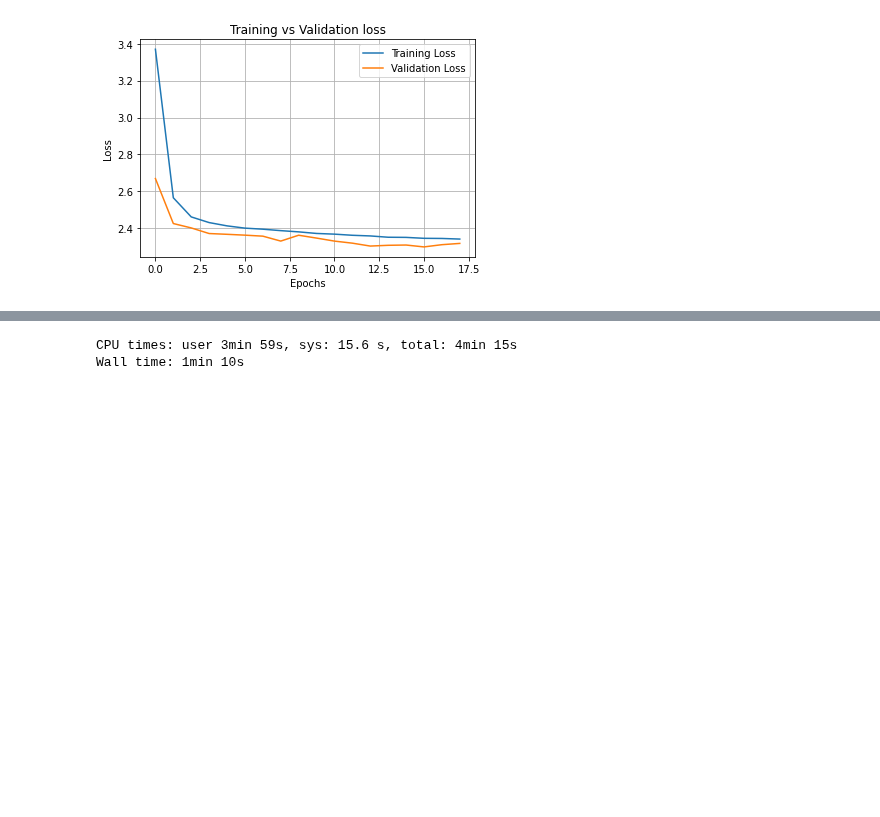
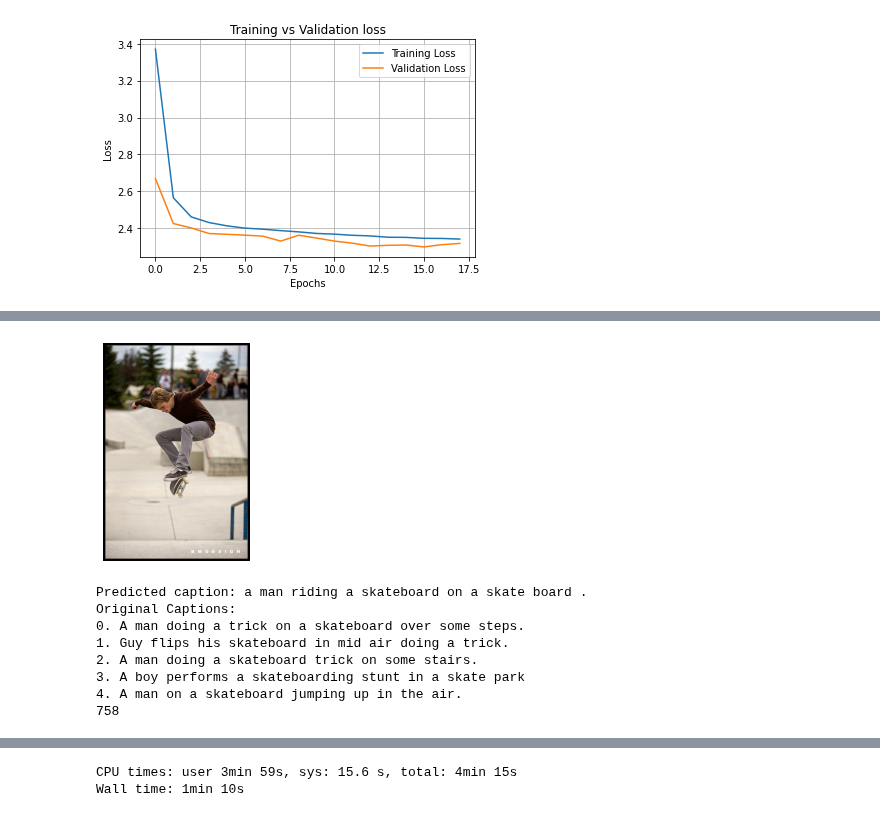
Before and after one commit to Khaliladib11/INM706-image-captioning, a Jupyter notebook: code/2_evaluation.ipynb, the cells around one changed output, grey strips where cells are left out. Saved outputs shown, nothing was run; the diff lists cells and outputs as text; code cells hidden in the pictures; blank space fills up the shorter version.

```diff
--- a/code/2_evaluation.ipynb
+++ b/code/2_evaluation.ipynb
@@ -479,0 +513,21 @@ Original Captions:
+# %%
+img = test_dataset.get_img(758)
+plt.imshow(img)
+hypo = predict(encoder, decoder, img, test_dataset.vocab.idx2word, test_dataset.vocab.word2idx,device)
+references = test_dataset.get_captions(test_dataset.img_deque[idx[0]][0])
+
+print(f"Predicted caption: {hypo}")
+print("Original Captions:")
+for i in range(len(references)):
+    print(f"{i}. {references[i]}")
+print(idx[0])
+# %% [output]
+[figure, added]
+Predicted caption: a man riding a skateboard on a skate board .
+Original Captions:
+0. A man doing a trick on a skateboard over some steps.
+1. Guy flips his skateboard in mid air doing a trick.
+2. A man doing a skateboard trick on some stairs.
+3. A boy performs a skateboarding stunt in a skate park
+4. A man on a skateboard jumping up in the air.
+758
```
Also changed, not shown: parts of 8 cells of this notebook, 2 other files.
